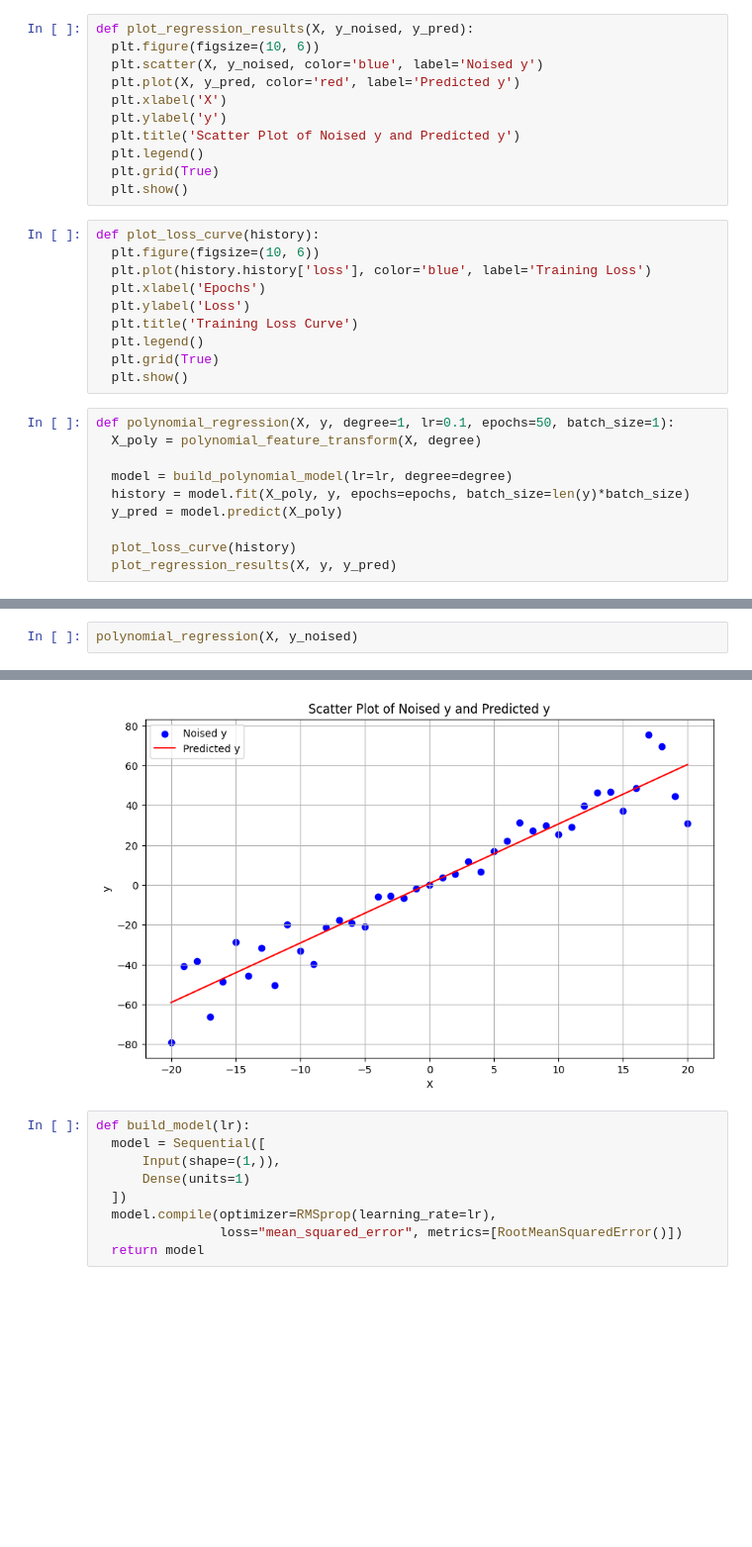
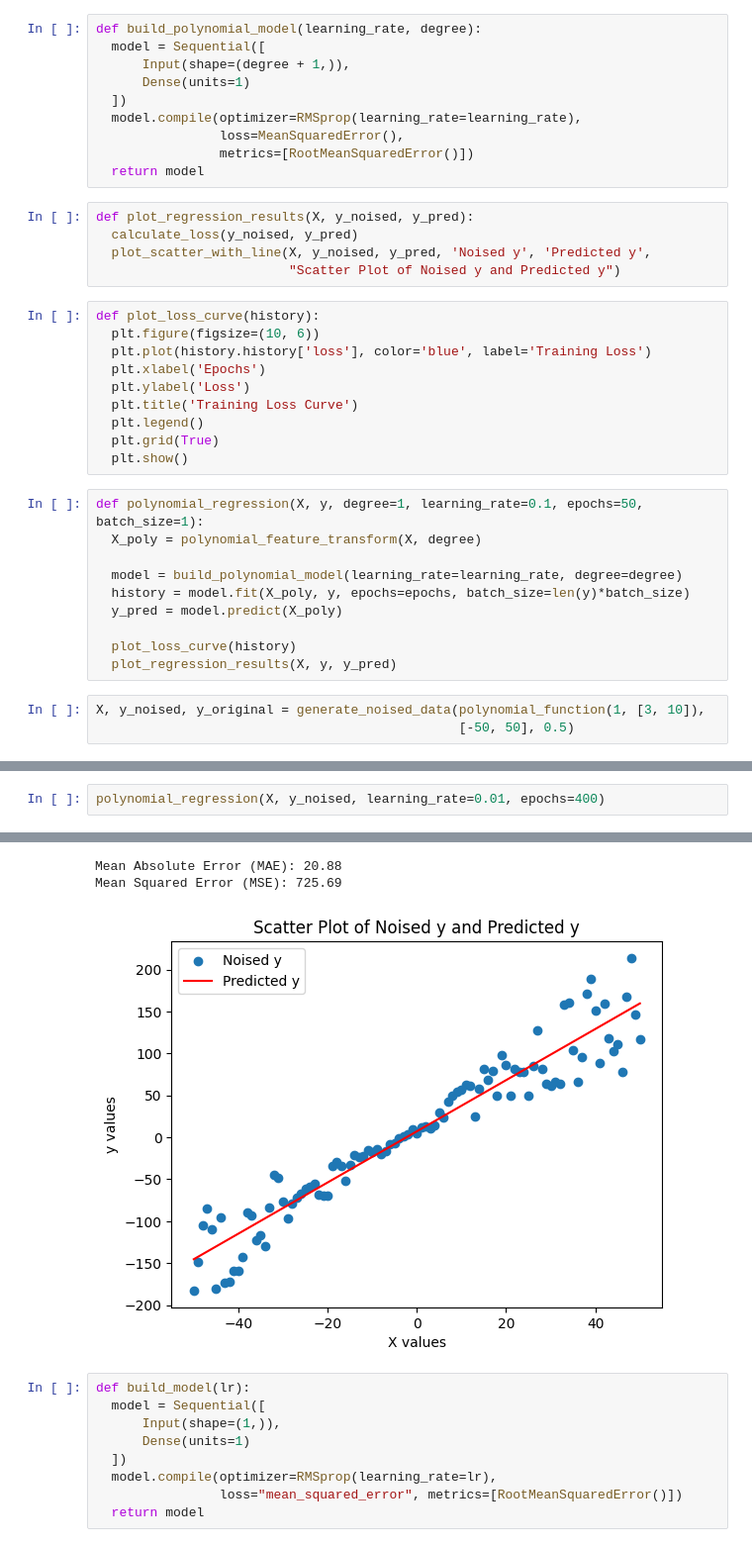
Before and after one commit to k26rahul/ML-Projects-March-2024, a Jupyter notebook: TensorFlow/tensorflow.ipynb, the cells around one changed output, grey strips where cells are left out. Shown at 99% size. Saved outputs shown, nothing was run; the diff lists cells and outputs as text; blank space fills up the shorter version.

```diff
--- a/TensorFlow/tensorflow.ipynb
+++ b/TensorFlow/tensorflow.ipynb
@@ -94,17 +147,21 @@ def polynomial_feature_transform(X, degree):
   poly = PolynomialFeatures(degree=degree, include_bias=True)
   X_poly = poly.fit_transform(X.reshape(-1, 1))
   return X_poly
+# %%
+def build_polynomial_model(learning_rate, degree):
+  model = Sequential([
+      Input(shape=(degree + 1,)),
+      Dense(units=1)
+  ])
+  model.compile(optimizer=RMSprop(learning_rate=learning_rate),
+                loss=MeanSquaredError(),
+                metrics=[RootMeanSquaredError()])
+  return model
 # %%
 def plot_regression_results(X, y_noised, y_pred):
-  plt.figure(figsize=(10, 6))
-  plt.scatter(X, y_noised, color='blue', label='Noised y')
-  plt.plot(X, y_pred, color='red', label='Predicted y')
-  plt.xlabel('X')
-  plt.ylabel('y')
-  plt.title('Scatter Plot of Noised y and Predicted y')
-  plt.legend()
-  plt.grid(True)
-  plt.show()
+  calculate_loss(y_noised, y_pred)
+  plot_scatter_with_line(X, y_noised, y_pred, 'Noised y', 'Predicted y',
+                         "Scatter Plot of Noised y and Predicted y")
 # %%
 def plot_loss_curve(history):
   plt.figure(figsize=(10, 6))
@@ -116,12 +173,15 @@ def plot_loss_curve(history):
   plt.grid(True)
   plt.show()
 # %%
-def polynomial_regression(X, y, degree=1, lr=0.1, epochs=50, batch_size=1):
+def polynomial_regression(X, y, degree=1, learning_rate=0.1, epochs=50, batch_size=1):
   X_poly = polynomial_feature_transform(X, degree)
 
-  model = build_polynomial_model(lr=lr, degree=degree)
+  model = build_polynomial_model(learning_rate=learning_rate, degree=degree)
   history = model.fit(X_poly, y, epochs=epochs, batch_size=len(y)*batch_size)
   y_pred = model.predict(X_poly)
 
   plot_loss_curve(history)
   plot_regression_results(X, y, y_pred)
+# %%
+X, y_noised, y_original = generate_noised_data(polynomial_function(1, [3, 10]),
+                                               [-50, 50], 0.5)
@@ -128,3 +193,3 @@ def polynomial_regression(X, y, degree=1, lr=0.1, epochs=50, batch_size=1):
 # %%
-polynomial_regression(X, y_noised)
+polynomial_regression(X, y_noised, learning_rate=0.01, epochs=400)
 # %% [output]
@@ -149,4 +214,6 @@ Epoch 50/50
+Mean Absolute Error (MAE): 20.88
+Mean Squared Error (MSE): 725.69
-[figure, old version]
+[figure, new version]
 # %%
 def build_model(lr):
   model = Sequential([
```
Also changed, not shown: parts of 21 cells of this notebook.
